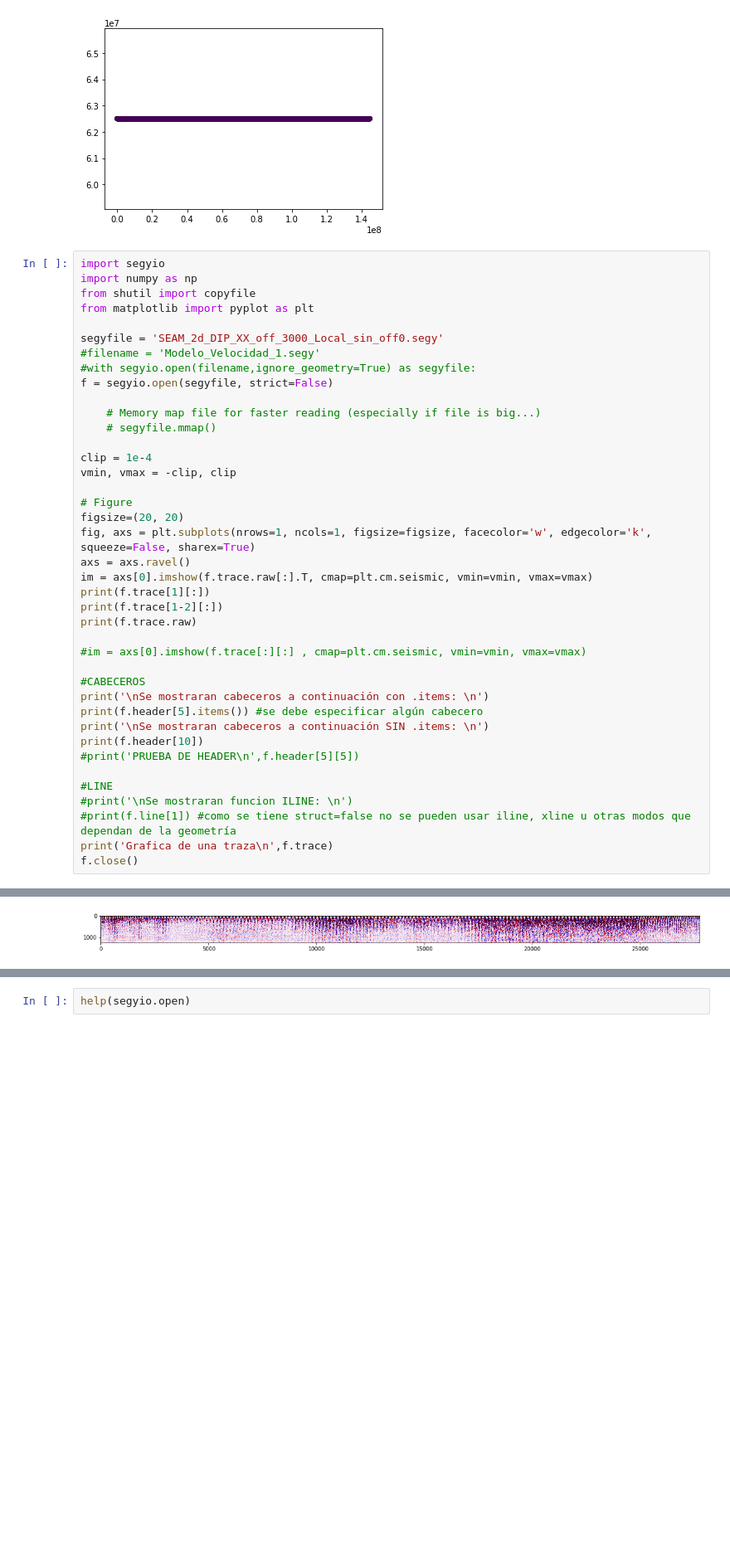
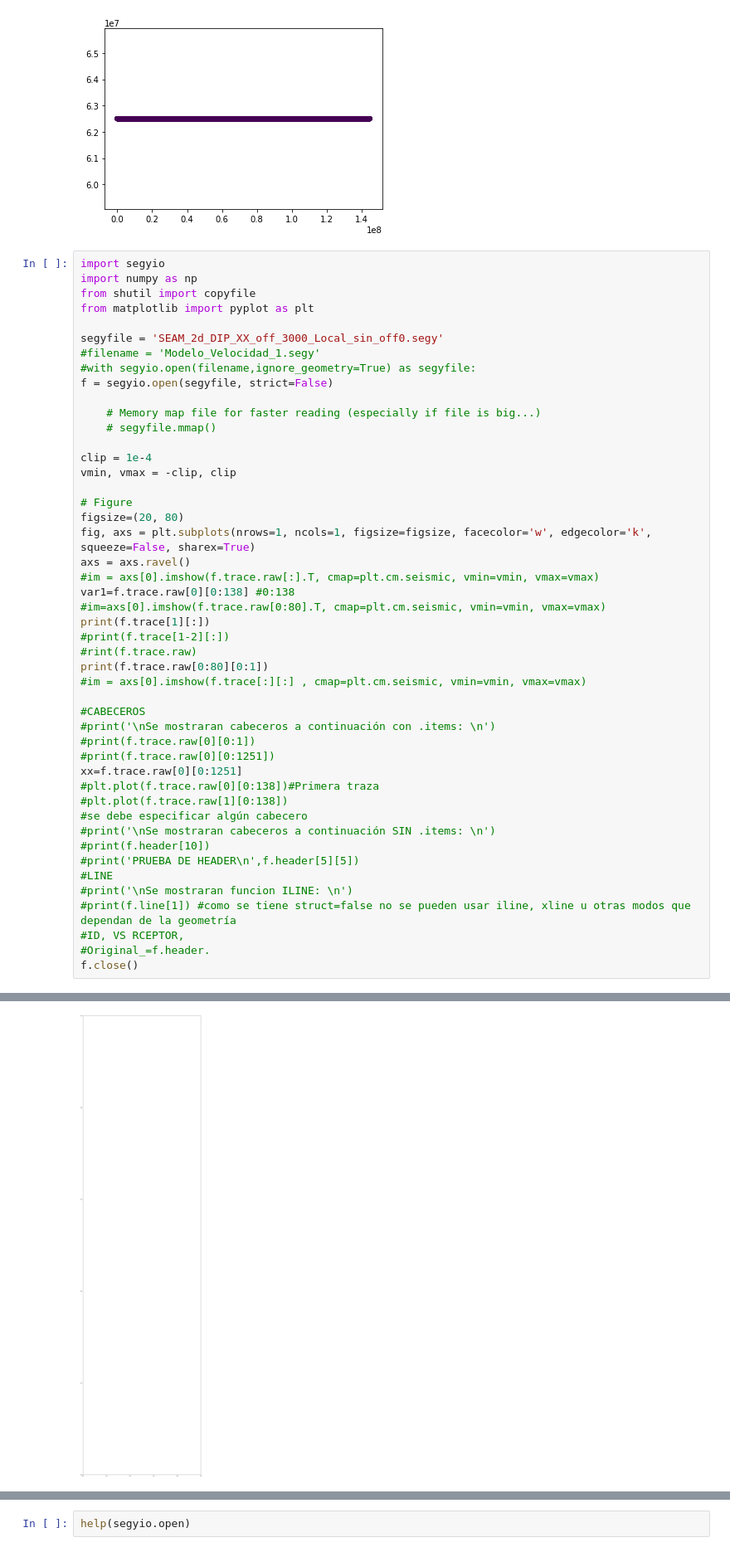
Before and after one commit to DANILO97RAM/Lectura_SEGY, a Jupyter notebook: Prueba_SEGYIO.ipynb, the cells around one changed output, grey strips where cells are left out. Shown at 83% size. Drawn from its saved outputs; the diff is of its cells as text; blank space fills up the shorter version.

```diff
--- a/Prueba_SEGYIO.ipynb
+++ b/Prueba_SEGYIO.ipynb
@@ -87,27 +89,34 @@ clip = 1e-4
 vmin, vmax = -clip, clip
 
 # Figure
-figsize=(20, 20)
+figsize=(20, 80)
 fig, axs = plt.subplots(nrows=1, ncols=1, figsize=figsize, facecolor='w', edgecolor='k', squeeze=False, sharex=True)
 axs = axs.ravel()
-im = axs[0].imshow(f.trace.raw[:].T, cmap=plt.cm.seismic, vmin=vmin, vmax=vmax)
+#im = axs[0].imshow(f.trace.raw[:].T, cmap=plt.cm.seismic, vmin=vmin, vmax=vmax)
+var1=f.trace.raw[0][0:138] #0:138
+#im=axs[0].imshow(f.trace.raw[0:80].T, cmap=plt.cm.seismic, vmin=vmin, vmax=vmax)
 print(f.trace[1][:])
-print(f.trace[1-2][:])
-print(f.trace.raw)
-
+#print(f.trace[1-2][:])
+#rint(f.trace.raw)
+print(f.trace.raw[0:80][0:1])
 #im = axs[0].imshow(f.trace[:][:] , cmap=plt.cm.seismic, vmin=vmin, vmax=vmax)
 
 #CABECEROS
-print('\nSe mostraran cabeceros a continuación con .items: \n')
-print(f.header[5].items()) #se debe especificar algún cabecero
-print('\nSe mostraran cabeceros a continuación SIN .items: \n')
-print(f.header[10])
+#print('\nSe mostraran cabeceros a continuación con .items: \n')
+#print(f.trace.raw[0][0:1])
+#print(f.trace.raw[0][0:1251])
+xx=f.trace.raw[0][0:1251]
+#plt.plot(f.trace.raw[0][0:138])#Primera traza
+#plt.plot(f.trace.raw[1][0:138])
+#se debe especificar algún cabecero
+#print('\nSe mostraran cabeceros a continuación SIN .items: \n')
+#print(f.header[10])
 #print('PRUEBA DE HEADER\n',f.header[5][5])
-
 #LINE
 #print('\nSe mostraran funcion ILINE: \n')
 #print(f.line[1]) #como se tiene struct=false no se pueden usar iline, xline u otras modos que dependan de la geometría
-print('Grafica de una traza\n',f.trace)
+#ID, VS RCEPTOR,
+#Original_=f.header.
 f.close()
 # %% [output]
 [0.         0.         0.         ... 0.00016152 0.00016548 0.        ]
@@ -127 +125 @@ Grafica de una traza
-[figure, old version]
+[figure, new version]
```
Also changed, not shown: parts of 5 cells of this notebook.
